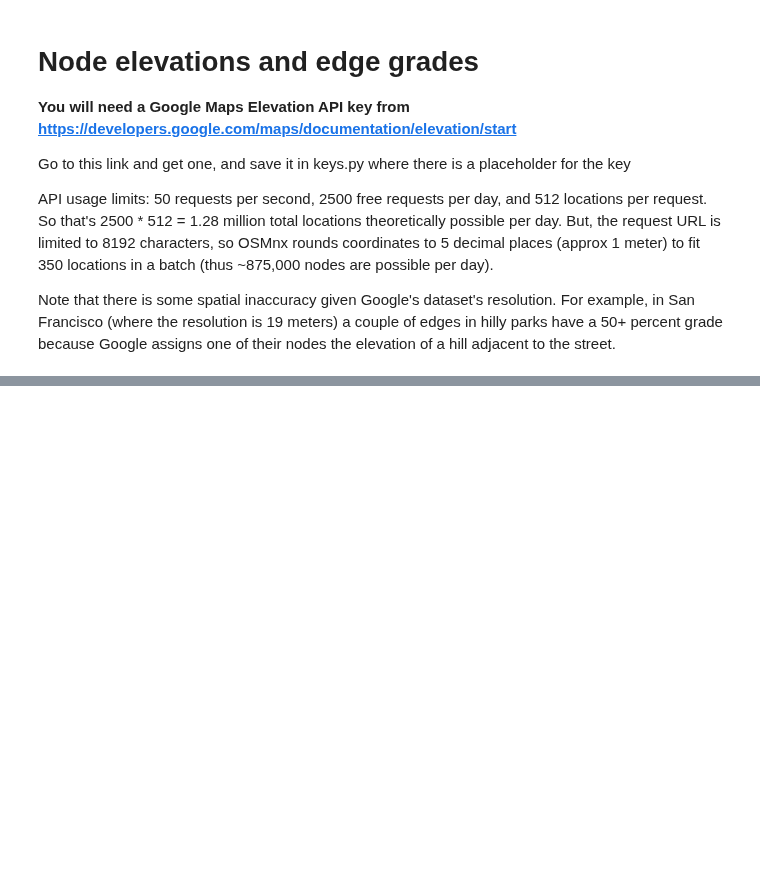
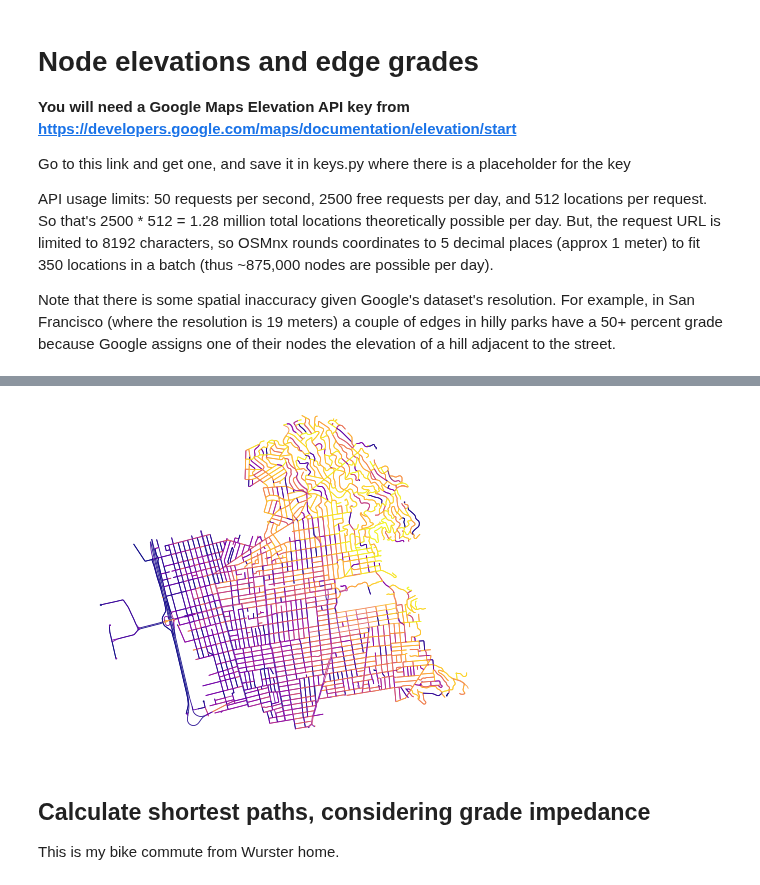
Before and after one commit to waddell/urban-informatics-and-visualization, a Jupyter notebook: 12-osmnx/osmnx-tutorial.ipynb, the cells around one changed output, grey strips where cells are left out. Cells and saved outputs as stored; diff of their text form; code cells hidden in the pictures; blank space fills up the shorter version.

```diff
--- a/12-osmnx/osmnx-tutorial.ipynb
+++ b/12-osmnx/osmnx-tutorial.ipynb
@@ -519,0 +513,10 @@ Note that there is some spatial inaccuracy given Google's dataset's resolution.
+# %%
+# get a color for each edge, by grade, then plot the network
+ec = ox.get_edge_colors_by_attr(G_proj, 'grade_abs', cmap='plasma', num_bins=100)
+fig, ax = ox.plot_graph(G_proj, fig_height=6, edge_color=ec, edge_linewidth=0.8, node_size=0)
+# %% [output]
+[figure, added]
+# %% [markdown]
+## Calculate shortest paths, considering grade impedance
+
+This is my bike commute from Wurster home.
```
Also changed, not shown: parts of 33 cells of this notebook.
